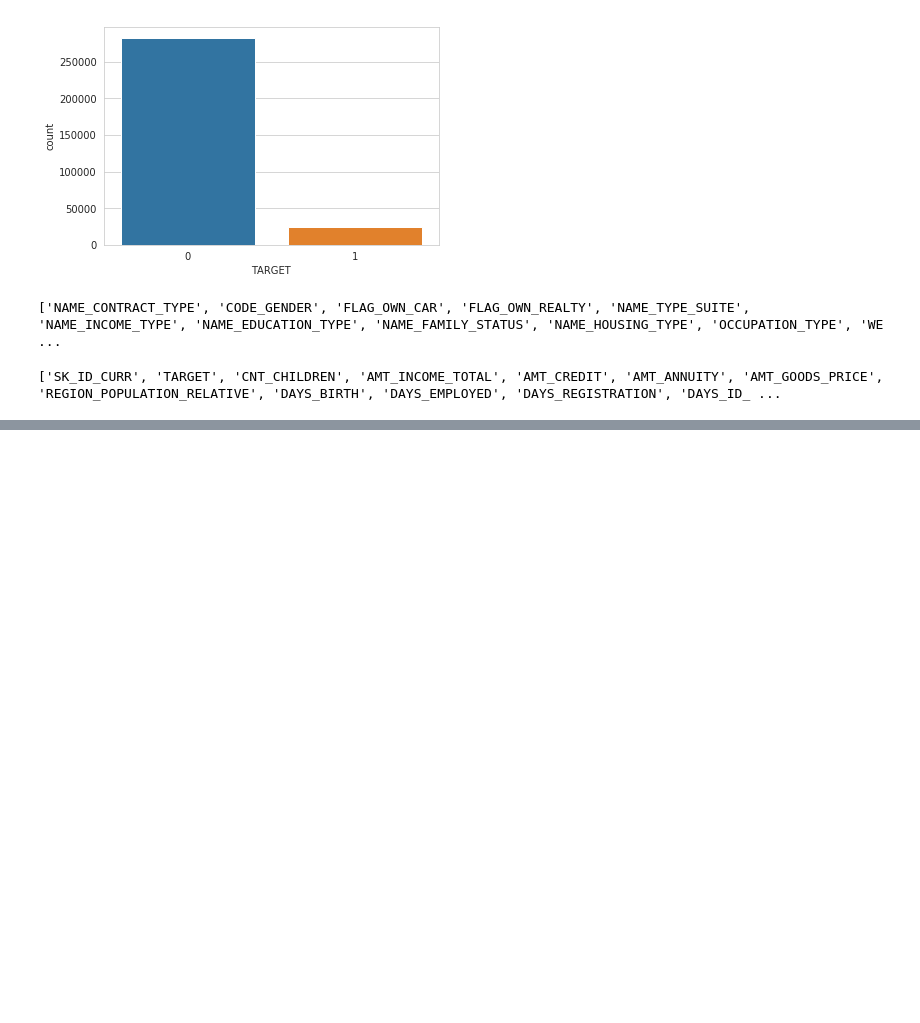
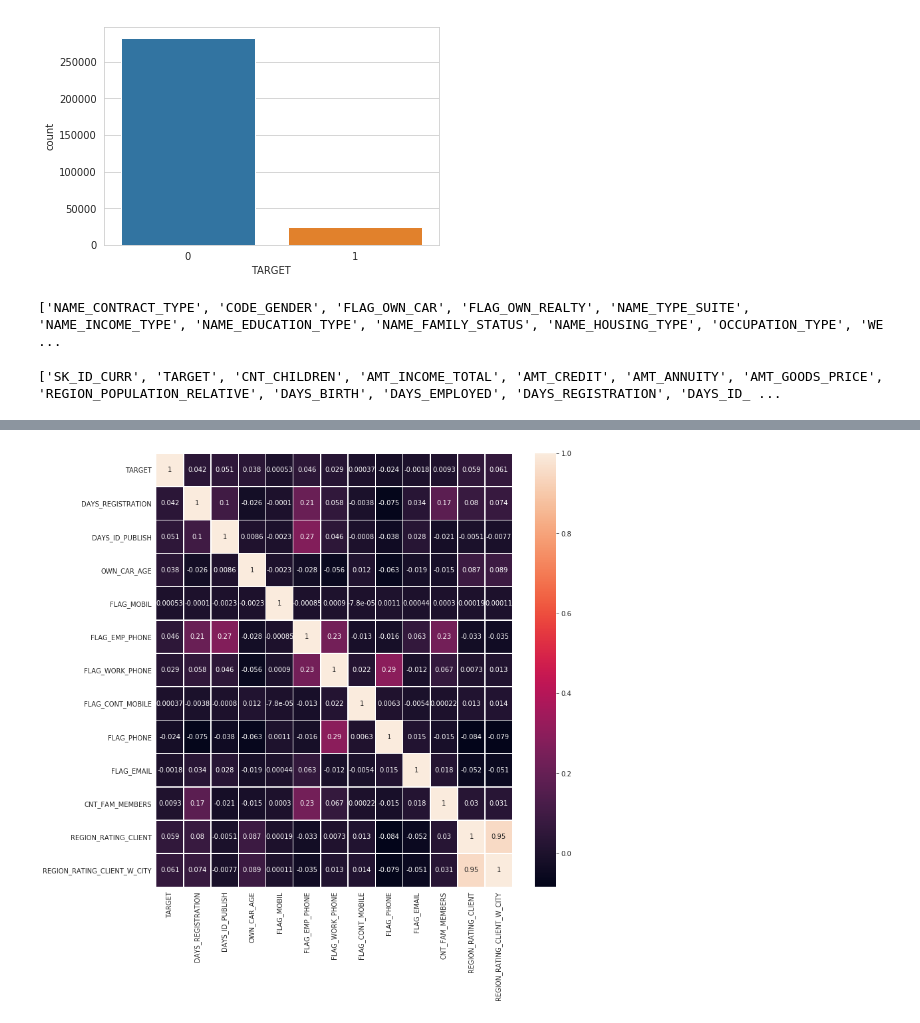
Before and after one commit to jyothishkjames/Home-Credit-Default-Risk-Analysis-Prediction-Machine-Learning, a Jupyter notebook: notebook/exploratory_data_analysis.ipynb, the cells around one changed output, grey strips where cells are left out. Cells and saved outputs as stored; diff of their text form; code cells hidden in the pictures; blank space fills up the shorter version.

```diff
--- a/notebook/exploratory_data_analysis.ipynb
+++ b/notebook/exploratory_data_analysis.ipynb
@@ -51,0 +84,8 @@ print(numerical_features)
+# %%
+# Plotting corelation matrix for application_train_df dataframe
+fig, ax = plt.subplots(figsize=(12,12))
+corrMatrix_application_train =  application_train_df[['TARGET', 'DAYS_REGISTRATION', 'DAYS_ID_PUBLISH', 'OWN_CAR_AGE', 'FLAG_MOBIL', 'FLAG_EMP_PHONE', 'FLAG_WORK_PHONE', 'FLAG_CONT_MOBILE', 'FLAG_PHONE', 'FLAG_EMAIL', 'CNT_FAM_MEMBERS', 'REGION_RATING_CLIENT', 'REGION_RATING_CLIENT_W_CITY']].corr()
+sns.heatmap(corrMatrix_application_train, annot=True, linewidths=.5, ax=ax)
+plt.show()
+# %% [output]
+[figure, added]
```
Also changed, not shown: parts of 9 cells of this notebook.
